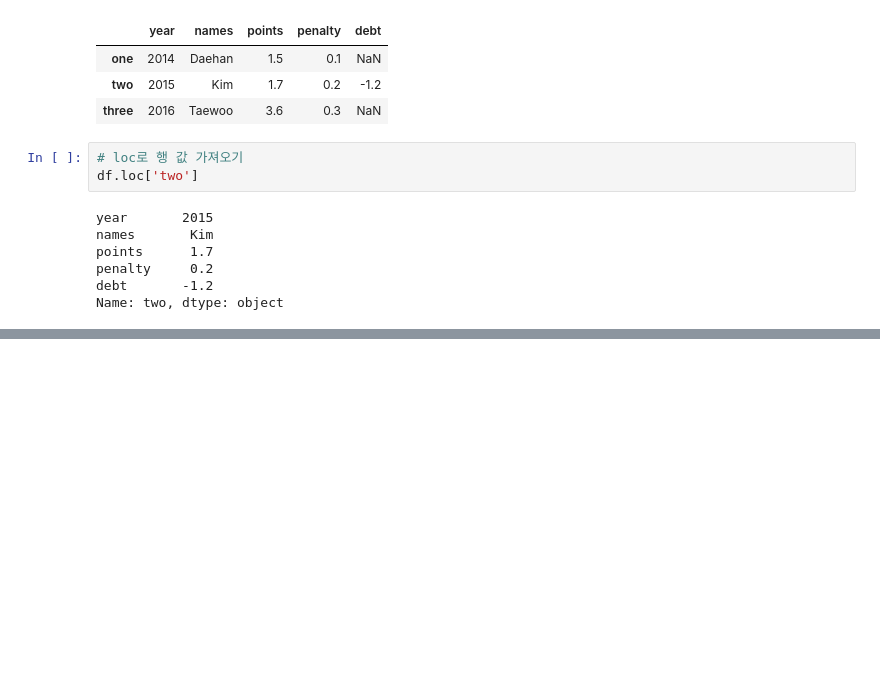
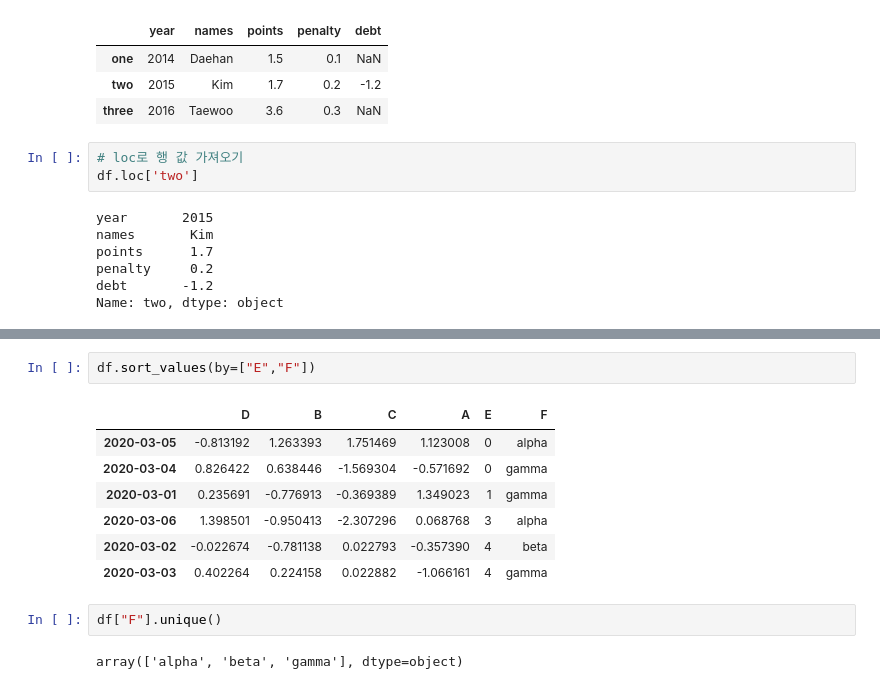
Before and after one commit to Daehan0626/introduction_to_ml_with_python, a Jupyter notebook: chapter0/pandas.ipynb, the cells around one changed output, grey strips where cells are left out. Cells and saved outputs as stored; diff of their text form; blank space fills up the shorter version.

```diff
--- a/chapter0/pandas.ipynb
+++ b/chapter0/pandas.ipynb
@@ -249,0 +642,14 @@ Name: two, dtype: object
+# %%
+df.sort_values(by=["E","F"])
+# %% [output]
+|  | D | B | C | A | E | F |
+| 2020-03-05 | -0.813192 | 1.263393 | 1.751469 | 1.123008 | 0 | alpha |
+| 2020-03-04 | 0.826422 | 0.638446 | -1.569304 | -0.571692 | 0 | gamma |
+| 2020-03-01 | 0.235691 | -0.776913 | -0.369389 | 1.349023 | 1 | gamma |
+| 2020-03-06 | 1.398501 | -0.950413 | -2.307296 | 0.068768 | 3 | alpha |
+| 2020-03-02 | -0.022674 | -0.781138 | 0.022793 | -0.357390 | 4 | beta |
+| 2020-03-03 | 0.402264 | 0.224158 | 0.022882 | -1.066161 | 4 | gamma |
+# %%
+df["F"].unique()
+# %% [output]
+array(['alpha', 'beta', 'gamma'], dtype=object)
```
Also changed, not shown: parts of 48 cells of this notebook.
